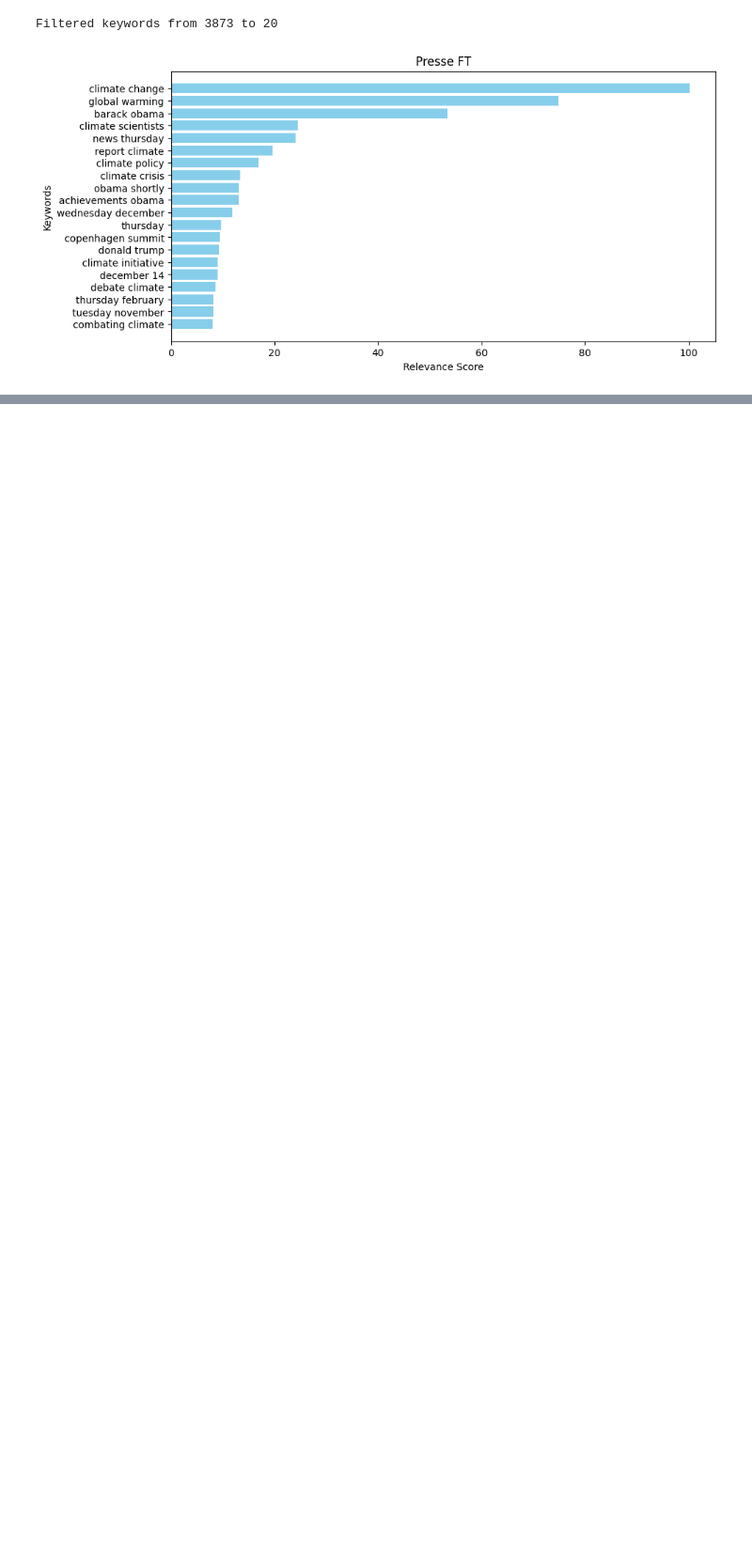
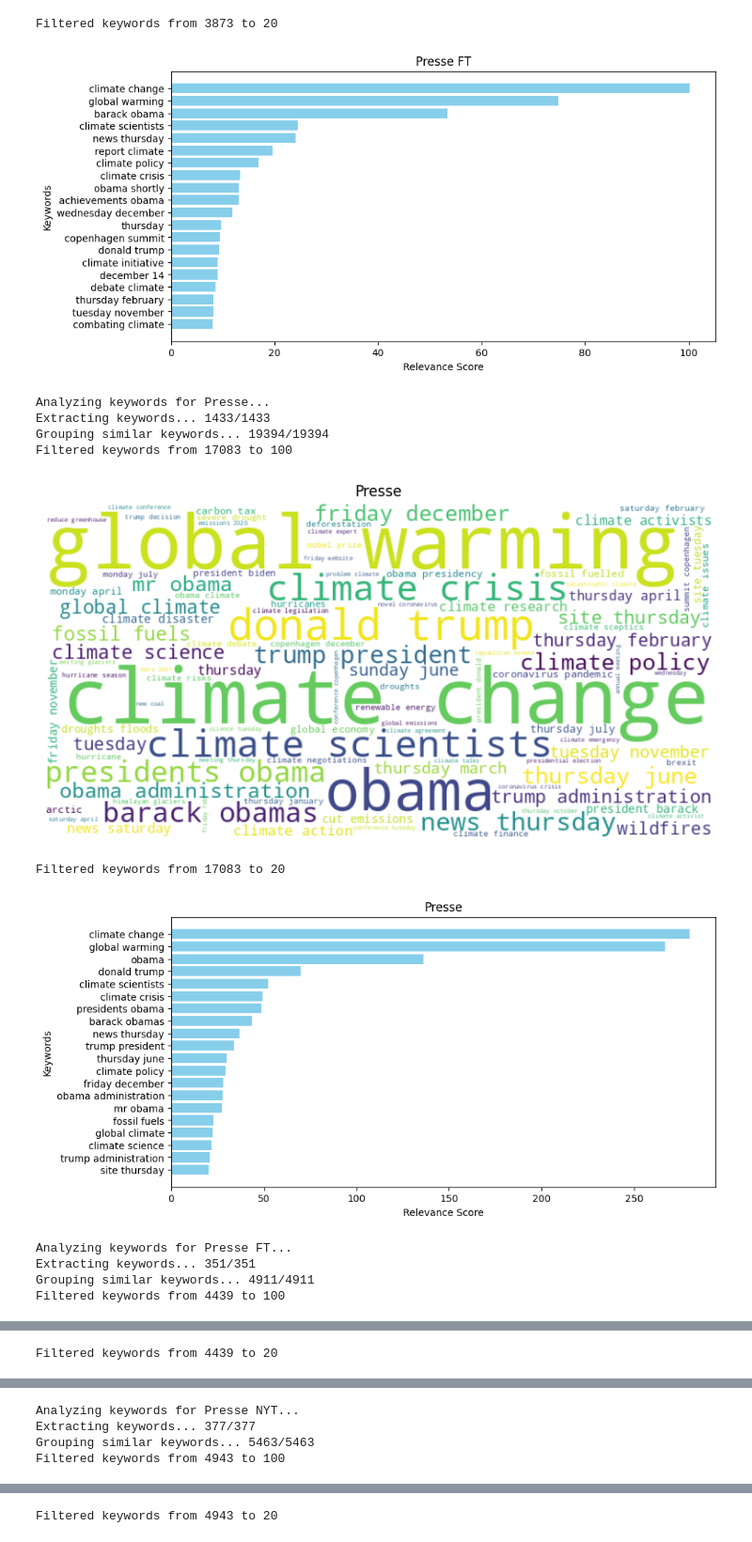
Before and after one commit to NicoOhler/wikipedia_framing_analysis, a Jupyter notebook: keyword_analysis.ipynb, the cells around one changed output, grey strips where cells are left out. Shown at 94% size. Saved outputs shown, nothing was run; the diff lists cells and outputs as text; code cells hidden in the pictures; blank space fills up the shorter version.

```diff
--- a/keyword_analysis.ipynb
+++ b/keyword_analysis.ipynb
@@ -157,6 +157,24 @@ def create_bar_chart(keyword_scores, title="", save=""):
 # todo radar chart for comparison of individual keywords across article types
 def create_radar_chart(keyword_scores, title):
     pass
+
+def save_keywords_to_file(keywords, path):
+    with open(path, "w") as f:
+        for keyword in keywords:
+            f.write(f"{keyword['keyword']} ({keyword['score_sum']})\n")
+# %%
+def keyword_analysis(df, title):
+    print(f"Analyzing keywords for {title}...")
+    keywords = get_keywords_from_df(df)
+    keywords.head(30)
+    embeddings = similarity_model.encode(keywords.index)
+    cosine_similarities_matrix = util.cos_sim(embeddings, embeddings) # ! optimize by only calculating upper right triangle
+    grouped_keywords = group_similar_keywords(list(keywords.index), list(keywords['Score']), cosine_similarities_matrix, threshold=0.92)
+    filtered_keywords = filter_keywords(grouped_keywords, min_score=1.0, max_keywords=100)
+    create_wordcloud(filtered_keywords, title=title, save=f"COP/plots/keyword_analysis/wordcloud/{title}.png")
+    save_keywords_to_file(filtered_keywords, path=f"COP/plots/keyword_analysis/scores/{title}.csv")
+    filtered_keywords = filter_keywords(grouped_keywords, min_score=1.0, max_keywords=20)
+    create_bar_chart(filtered_keywords, title=title, save=f"COP/plots/keyword_analysis/bar_chart/{title}.png")
 # %%
 articles_df = generate_article_df("COP/articles/by_org/")
 presse_df = filter_df(articles_df, type="Presse")
@@ -262,3 +281,18 @@ create_bar_chart(filtered_keywords, title=current_df, save=f"COP/plots/keyword_a
 # %% [output]
 Filtered keywords from 3873 to 20
 [figure]
+# %%
+for title in dfs:
+    keyword_analysis(dfs[title], title)
+# %% [output]
+Analyzing keywords for Presse...
+Extracting keywords... 1433/1433
+Grouping similar keywords... 19394/19394
+Filtered keywords from 17083 to 100
+[figure, added]
+Filtered keywords from 17083 to 20
+[figure, added]
+Analyzing keywords for Presse FT...
+Extracting keywords... 351/351
+Grouping similar keywords... 4911/4911
+Filtered keywords from 4439 to 100
@@ -264,0 +300 @@ Filtered keywords from 3873 to 20
+Filtered keywords from 4439 to 20
@@ -264,0 +302,4 @@ Filtered keywords from 3873 to 20
+Analyzing keywords for Presse NYT...
+Extracting keywords... 377/377
+Grouping similar keywords... 5463/5463
+Filtered keywords from 4943 to 100
@@ -264,0 +307 @@ Filtered keywords from 3873 to 20
+Filtered keywords from 4943 to 20
```
Also changed, not shown: parts of 3 cells of this notebook, 49 other files.
